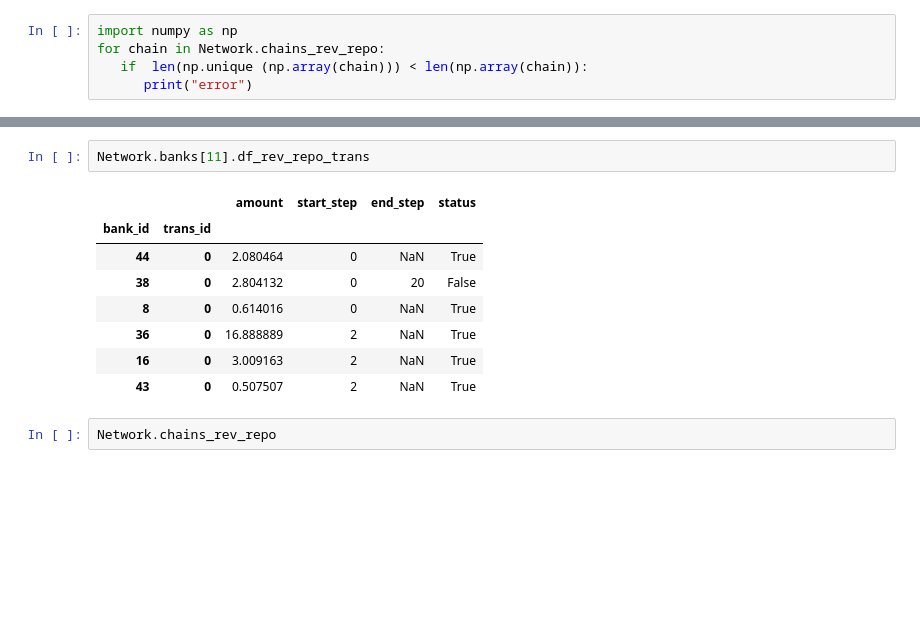
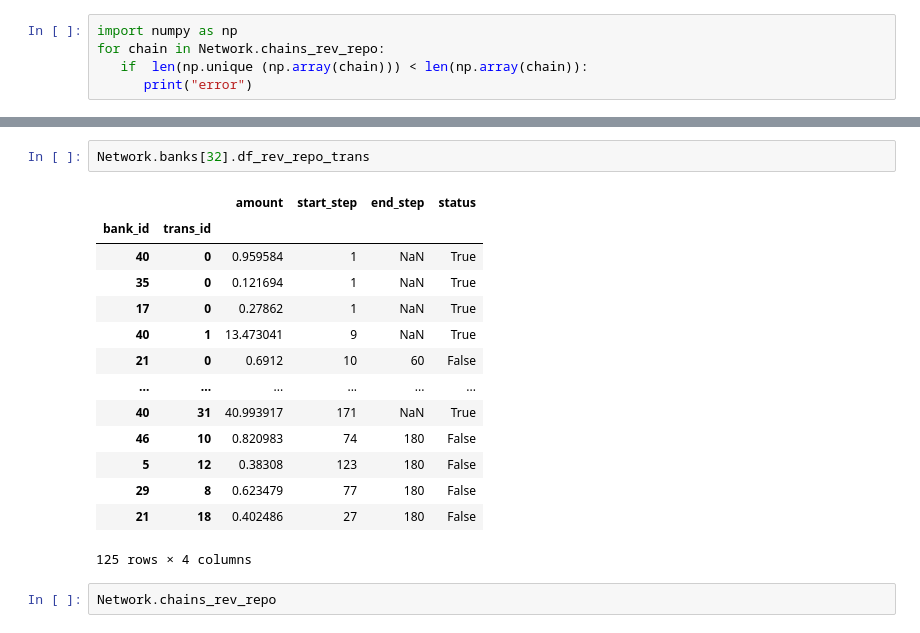
Before and after one commit to Victor-Le-Coz/secured_interbank_network_public, a Jupyter notebook: single_run.ipynb, the cells around one changed output, grey strips where cells are left out. Cells and saved outputs as stored; diff of their text form; blank space fills up the shorter version.

```diff
--- a/single_run.ipynb
+++ b/single_run.ipynb
@@ -154,14 +175,20 @@ selected_chains
 # %%
-Network.banks[11].df_rev_repo_trans
+Network.banks[32].df_rev_repo_trans
 # %% [output]
 |  |  | amount | start_step | end_step | status |
 | bank_id | trans_id |  |  |  |  |
-| 44 | 0 | 2.080464 | 0 | NaN | True |
-| 38 | 0 | 2.804132 | 0 | 20 | False |
-| 8 | 0 | 0.614016 | 0 | NaN | True |
-| 36 | 0 | 16.888889 | 2 | NaN | True |
-| 16 | 0 | 3.009163 | 2 | NaN | True |
-| 43 | 0 | 0.507507 | 2 | NaN | True |
+| 40 | 0 | 0.959584 | 1 | NaN | True |
+| 35 | 0 | 0.121694 | 1 | NaN | True |
+| 17 | 0 | 0.27862 | 1 | NaN | True |
+| 40 | 1 | 13.473041 | 9 | NaN | True |
+| 21 | 0 | 0.6912 | 10 | 60 | False |
+| ... | ... | ... | ... | ... | ... |
+| 40 | 31 | 40.993917 | 171 | NaN | True |
+| 46 | 10 | 0.820983 | 74 | 180 | False |
+| 5 | 12 | 0.38308 | 123 | 180 | False |
+| 29 | 8 | 0.623479 | 77 | 180 | False |
+| 21 | 18 | 0.402486 | 27 | 180 | False |
+125 rows × 4 columns
 # %%
 Network.chains_rev_repo
 # %% [output]
```
Also changed, not shown: parts of 9 cells of this notebook, 2 other files.
